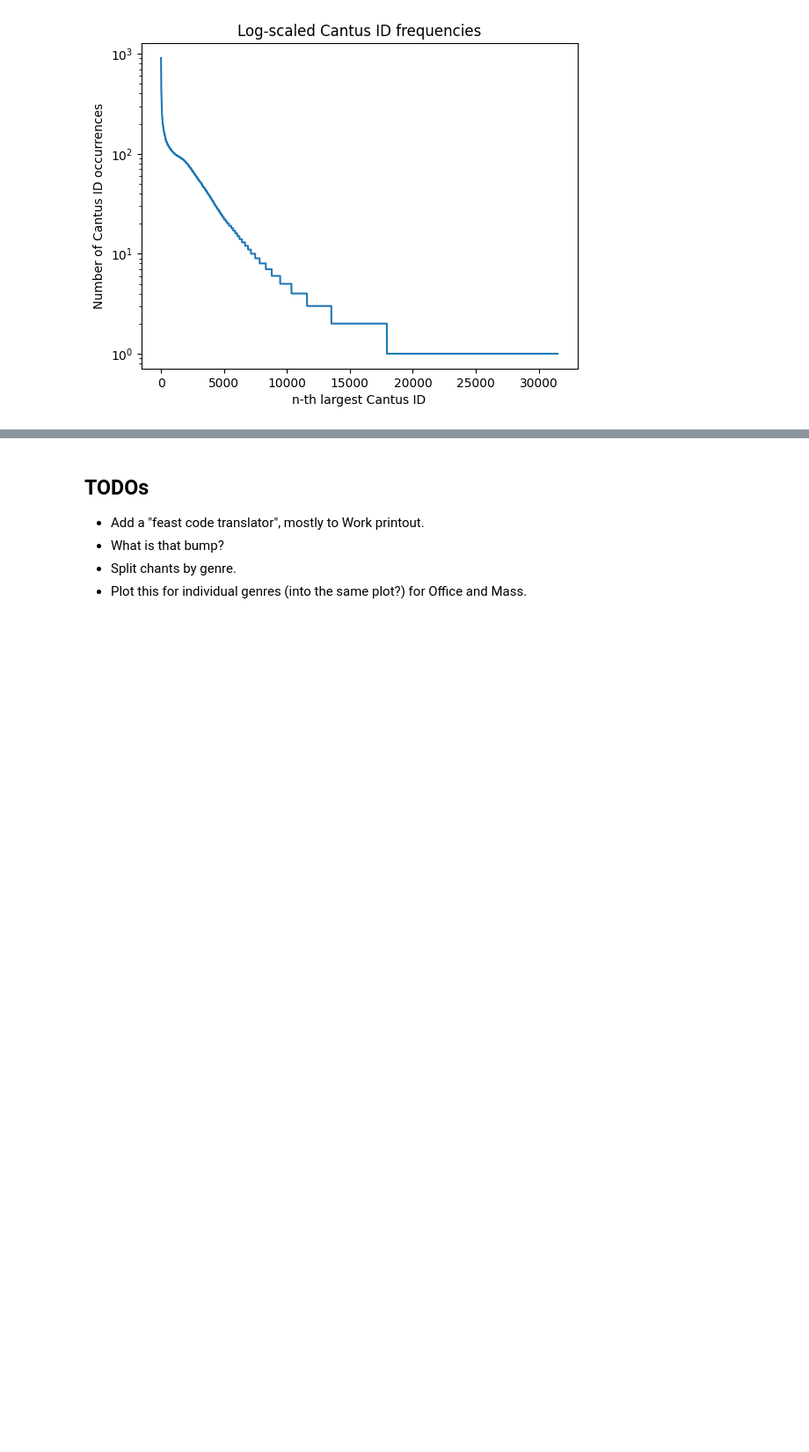
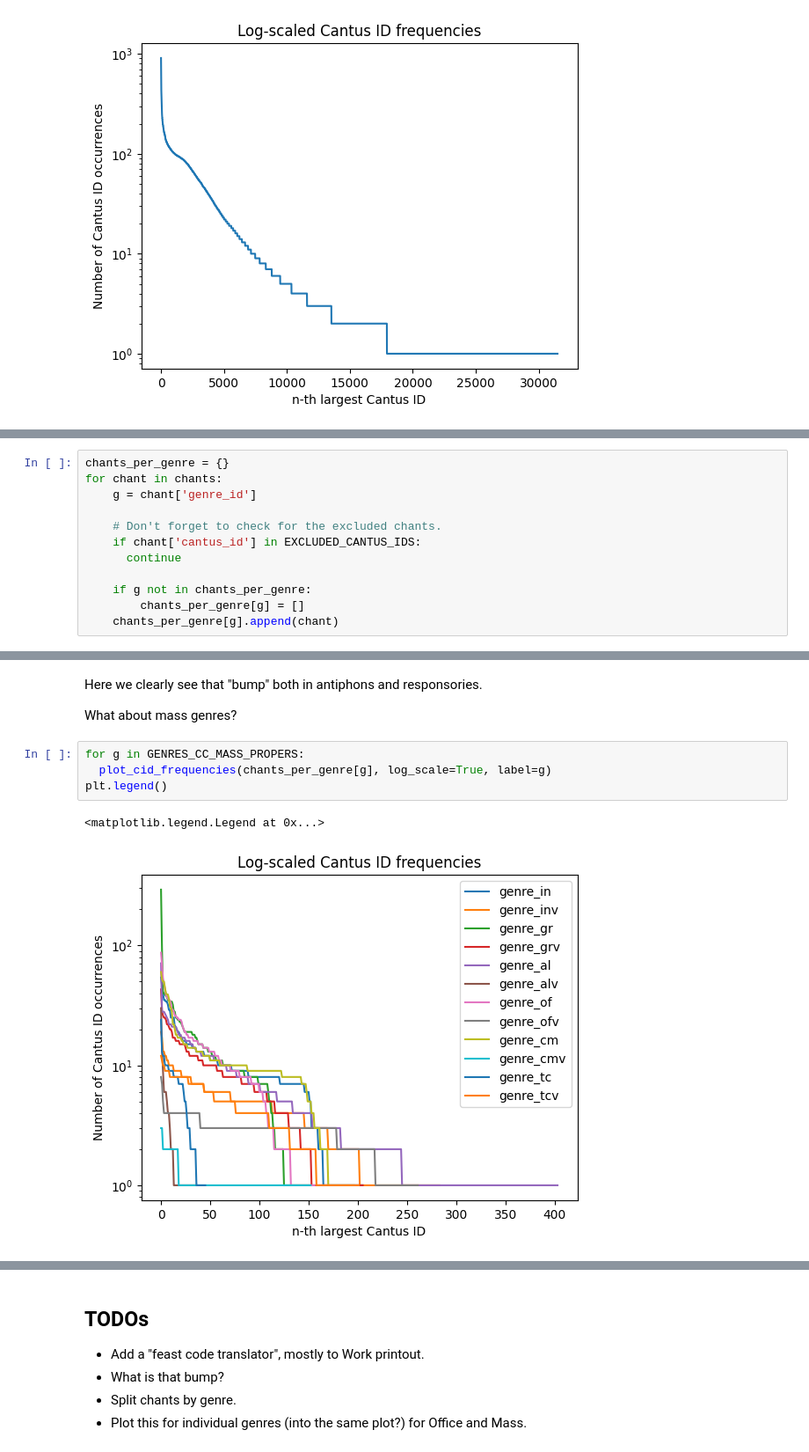
Before and after one commit to hajicj/DH-Latvia_2025-05-07, a Jupyter notebook: 2025-05-07_Practicals-1.ipynb, the cells around one changed output, grey strips where cells are left out. Shown at 88% size. Drawn from its saved outputs; the diff is of its cells as text; blank space fills up the shorter version.

```diff
--- a/2025-05-07_Practicals-1.ipynb
+++ b/2025-05-07_Practicals-1.ipynb
@@ -850,0 +856,12 @@ fieldnames
+# %%
+chants_per_genre = {}
+for chant in chants:
+    g = chant['genre_id']
+
+    # Don't forget to check for the excluded chants.
+    if chant['cantus_id'] in EXCLUDED_CANTUS_IDS:
+      continue
+
+    if g not in chants_per_genre:
+        chants_per_genre[g] = []
+    chants_per_genre[g].append(chant)
@@ -850,0 +928,11 @@ fieldnames
+# %% [markdown]
+Here we clearly see that "bump" both in antiphons and responsories.
+
+What about mass genres?
+# %%
+for g in GENRES_CC_MASS_PROPERS:
+  plot_cid_frequencies(chants_per_genre[g], log_scale=True, label=g)
+plt.legend()
+# %% [output]
+<matplotlib.legend.Legend at 0x...>
+[figure, added]
```
Also changed, not shown: parts of 39 cells of this notebook.
